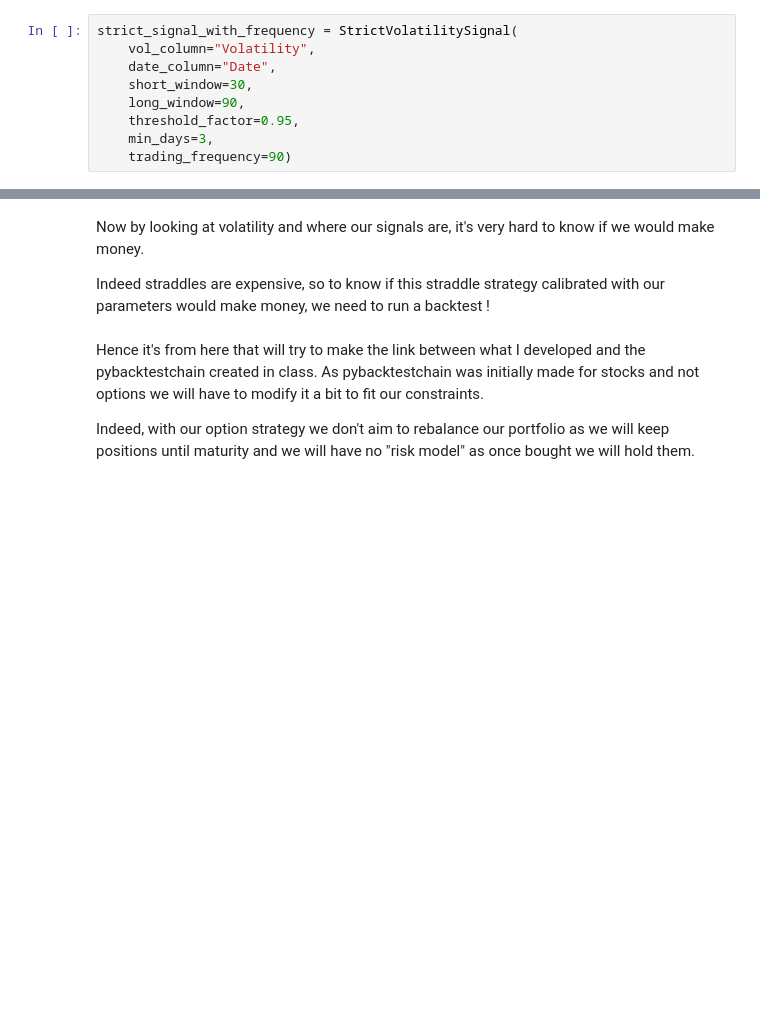
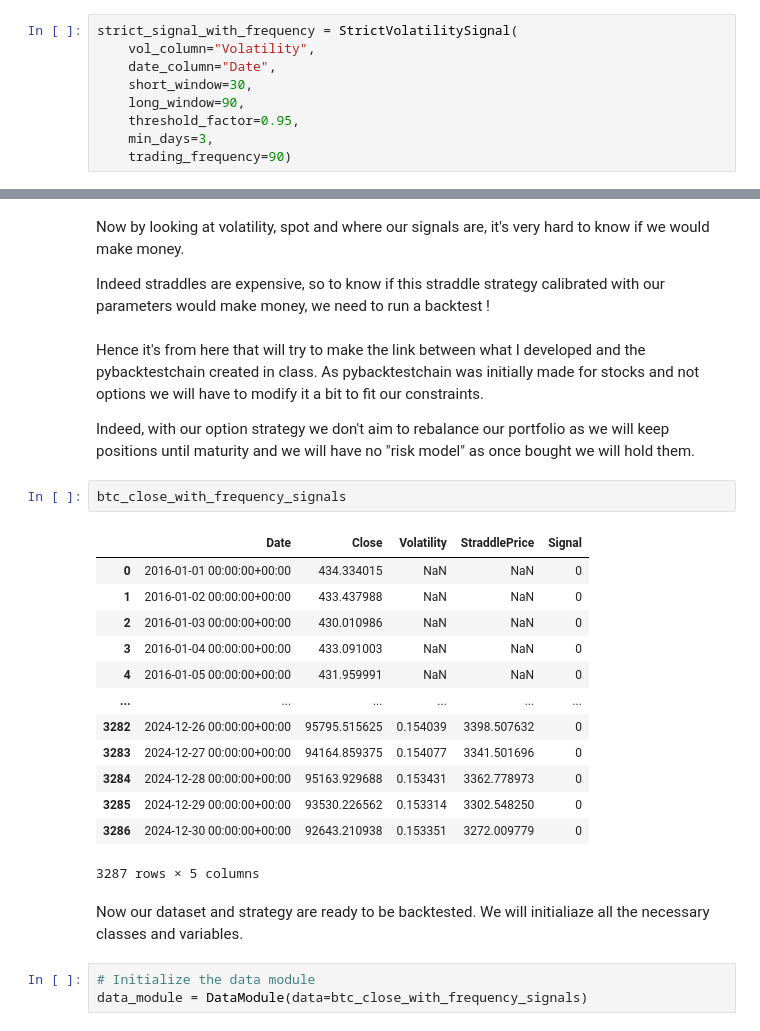
Before and after one commit to YoenCorbel/cryptobacktest, a Jupyter notebook: example_cryptobacktest.ipynb, the cells around one changed output, grey strips where cells are left out. Saved outputs shown, nothing was run; the diff lists cells and outputs as text; blank space fills up the shorter version.

```diff
--- a/example_cryptobacktest.ipynb
+++ b/example_cryptobacktest.ipynb
@@ -168,10 +169,31 @@ plt.show()
 # %% [output]
 [figure]
 # %% [markdown]
-Now by looking at volatility and where our signals are, it's very hard to know if we would make money.
+Now by looking at volatility, spot and where our signals are, it's very hard to know if we would make money.
 
 Indeed straddles are expensive, so to know if this straddle strategy calibrated with our parameters would make money, we need to run a backtest !
 # %% [markdown]
 Hence it's from here that will try to make the link between what I developed and the pybacktestchain created in class. As pybacktestchain was initially made for stocks and not options we will have to modify it a bit to fit our constraints.
 
 Indeed, with our option strategy we don't aim to rebalance our portfolio as we will keep positions until maturity and we will have no "risk model" as once bought we will hold them.
+# %%
+btc_close_with_frequency_signals
+# %% [output]
+|  | Date | Close | Volatility | StraddlePrice | Signal |
+| 0 | 2016-01-01 00:00:00+00:00 | 434.334015 | NaN | NaN | 0 |
+| 1 | 2016-01-02 00:00:00+00:00 | 433.437988 | NaN | NaN | 0 |
+| 2 | 2016-01-03 00:00:00+00:00 | 430.010986 | NaN | NaN | 0 |
+| 3 | 2016-01-04 00:00:00+00:00 | 433.091003 | NaN | NaN | 0 |
+| 4 | 2016-01-05 00:00:00+00:00 | 431.959991 | NaN | NaN | 0 |
+| ... | ... | ... | ... | ... | ... |
+| 3282 | 2024-12-26 00:00:00+00:00 | 95795.515625 | 0.154039 | 3398.507632 | 0 |
+| 3283 | 2024-12-27 00:00:00+00:00 | 94164.859375 | 0.154077 | 3341.501696 | 0 |
+| 3284 | 2024-12-28 00:00:00+00:00 | 95163.929688 | 0.153431 | 3362.778973 | 0 |
+| 3285 | 2024-12-29 00:00:00+00:00 | 93530.226562 | 0.153314 | 3302.548250 | 0 |
+| 3286 | 2024-12-30 00:00:00+00:00 | 92643.210938 | 0.153351 | 3272.009779 | 0 |
+3287 rows × 5 columns
+# %% [markdown]
+Now our dataset and strategy are ready to be backtested. We will initialiaze all the necessary classes and variables.
+# %%
+# Initialize the data module
+data_module = DataModule(data=btc_close_with_frequency_signals)
```
Also changed, not shown: parts of 19 cells of this notebook.
